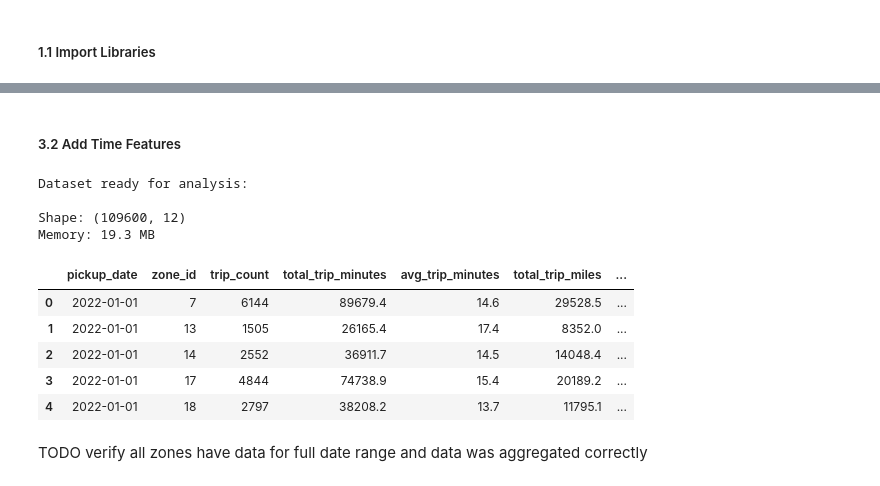
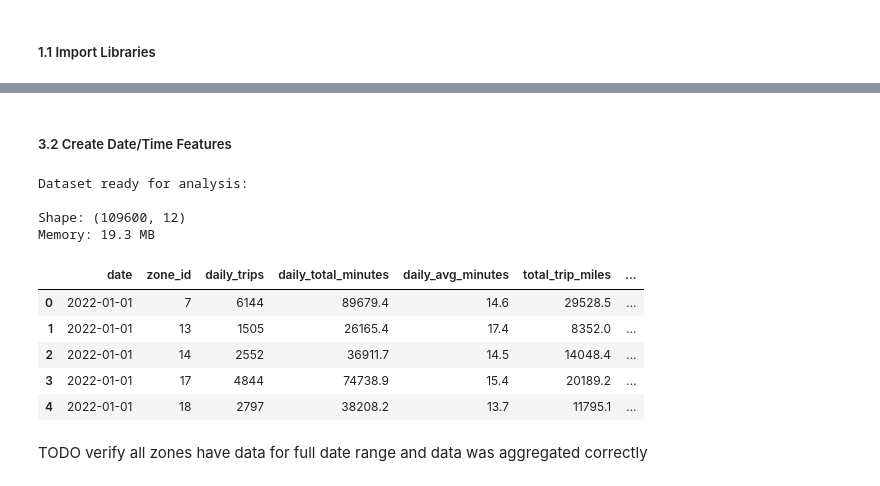
Before and after one commit to KRFlowers/nyc-fhv-rideshare-forecasting, a Jupyter notebook: notebooks/02_exploratory_analysis.ipynb, the cells around one changed output, grey strips where cells are left out. Saved outputs shown, nothing was run; the diff lists cells and outputs as text; code cells hidden in the pictures.

Commit message:
EDA notebook: refine sections 1-6, update headers, fix column names, add interpretations

```diff
--- a/notebooks/02_exploratory_analysis.ipynb
+++ b/notebooks/02_exploratory_analysis.ipynb
@@ -472,0 +439,26 @@ std            3.771349      23629.172994        1.612334
+# %%
+# Aggregate trips to zone-daily level using DuckDB
+# Reduces 683M rows to ~100K rows, then load into pandas
+
+# What: Aggregate trips by zone and day using only zones with complete time series
+# Why: Ensures all zones in analysis have consistent 36-month coverage for forecasting
+
+print("Aggregating trips to zone-daily level...")
+
+zone_daily = con.execute(f"""
+    SELECT
+        CAST(pickup_datetime AS DATE) as date,
+        PULocationID as zone_id,
+        COUNT(*) as daily_trips,
+        ROUND(SUM(trip_time) / 60.0, 1) as daily_total_minutes,
+        ROUND(AVG(trip_time) / 60.0, 1) as daily_avg_minutes,
+        ROUND(SUM(trip_miles), 1) as total_trip_miles,
+        ROUND(AVG(trip_miles), 2) as avg_trip_miles
+    FROM '{INPUT_FILE}'
+    WHERE PULocationID IN ({','.join(map(str, selected_zones['zone_id'].tolist()))})
+    GROUP BY CAST(pickup_datetime AS DATE), PULocationID
+    ORDER BY date, zone_id
+""").df()
+
+# display head of aggregated data
+display(zone_daily.head())
@@ -473,3 +473,7 @@ std            3.771349      23629.172994        1.612334
+# %%
+# What: Rename date to date for cleaner downstream code
+# Why: Shorter column name - no ambiguity since this is the only date in zone_daily
+zone_daily = zone_daily.rename(columns={'date': 'date'})
 # %%
 # Convert zone_id to string (categorical, not numeric)
 zone_daily['zone_id'] = zone_daily['zone_id'].astype(str)
@@ -501,25 +505,25 @@ avg_trip_miles      109600.0      4.83      1.61      2.39      4.11      4.56
 # %% [markdown]
-##### 3.2  Add Time Features
+##### 3.2 Create Date/Time Features
 # %%
 # Add time-based features using pandas (data is small enough)
 
-zone_daily['pickup_date'] = pd.to_datetime(zone_daily['pickup_date'])
-zone_daily['year'] = zone_daily['pickup_date'].dt.year
-zone_daily['month'] = zone_daily['pickup_date'].dt.month
-zone_daily['day_of_week'] = zone_daily['pickup_date'].dt.dayofweek
-zone_daily['day_name'] = zone_daily['pickup_date'].dt.day_name()
+zone_daily['date'] = pd.to_datetime(zone_daily['date'])
+zone_daily['year'] = zone_daily['date'].dt.year
+zone_daily['month'] = zone_daily['date'].dt.month
+zone_daily['day_of_week'] = zone_daily['date'].dt.dayofweek
+zone_daily['day_name'] = zone_daily['date'].dt.day_name()
 zone_daily['is_weekend'] = zone_daily['day_of_week'].isin([5, 6]).astype(int)
 
 print(f"\nDataset ready for analysis:")
 print(f"\nShape: {zone_daily.shape}")
 print(f"Memory: {zone_daily.memory_usage(deep=True).sum() / 1e6:.1f} MB")
 display(zone_daily.head())
 # %% [output]
 Dataset ready for analysis:
 
 Shape: (109600, 12)
 Memory: 19.3 MB
-|  | pickup_date | zone_id | trip_count | total_trip_minutes | avg_trip_minutes | total_trip_miles | ... |
+|  | date | zone_id | daily_trips | daily_total_minutes | daily_avg_minutes | total_trip_miles | ... |
 | 0 | 2022-01-01 | 7 | 6144 | 89679.4 | 14.6 | 29528.5 | ... |
 | 1 | 2022-01-01 | 13 | 1505 | 26165.4 | 17.4 | 8352.0 | ... |
 | 2 | 2022-01-01 | 14 | 2552 | 36911.7 | 14.5 | 14048.4 | ... |
```
Also changed, not shown: parts of 132 cells of this notebook.
